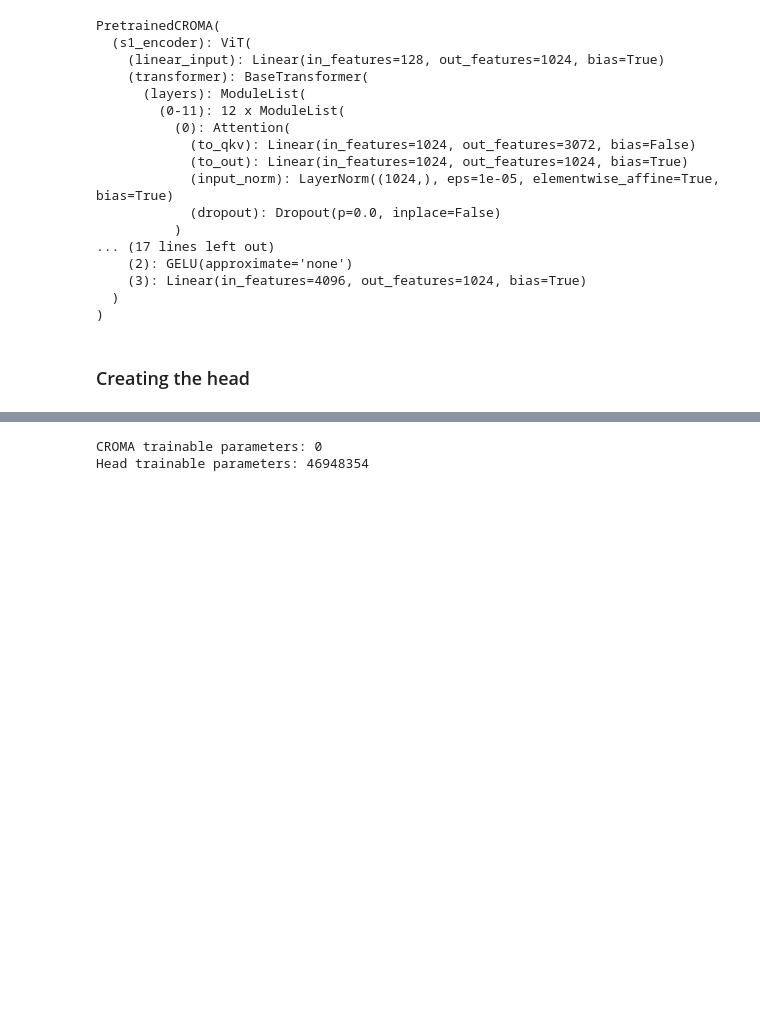
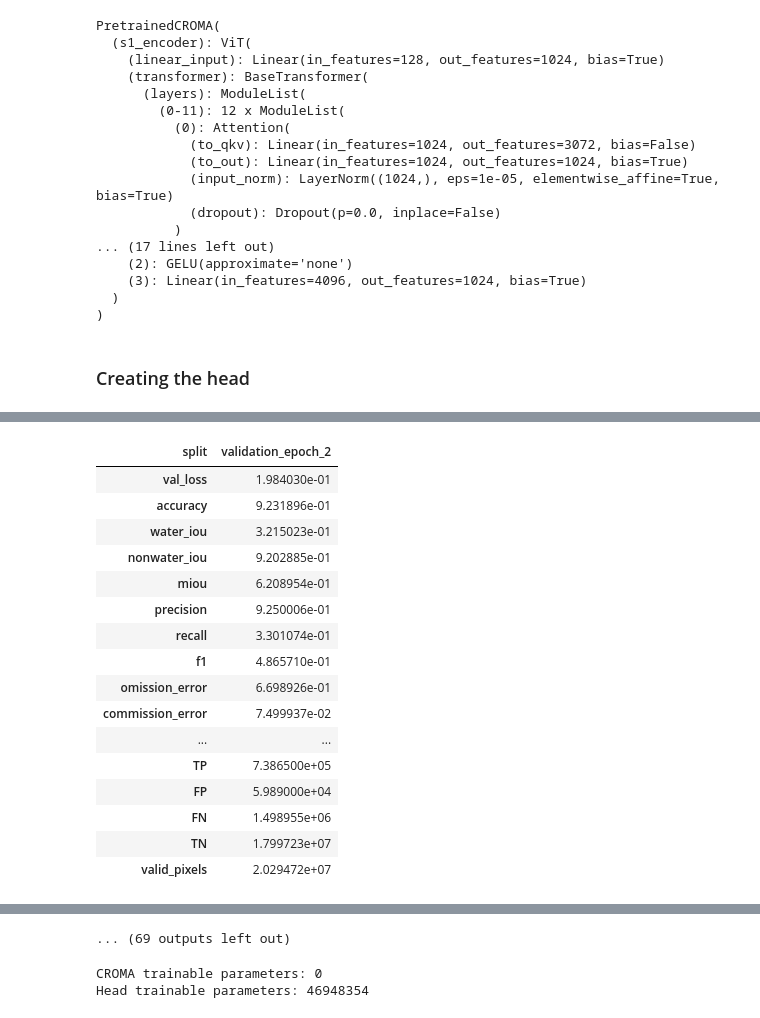
Before and after one commit to stefanoIn/CROMA-on-sen1floods11, a Jupyter notebook: experiments/croma_sen1floods11/UperNet_head/01C_croma_on_sen1floods11_training_UperNet.ipynb, the cells around one changed output, grey strips where cells are left out. Drawn from its saved outputs; the diff is of its cells as text; code cells hidden in the pictures; blank space fills up the shorter version.

```diff
--- a/experiments/croma_sen1floods11/UperNet_head/01C_croma_on_sen1floods11_training_UperNet.ipynb
+++ b/experiments/croma_sen1floods11/UperNet_head/01C_croma_on_sen1floods11_training_UperNet.ipynb
@@ -447,7 +469,10 @@ checkpoint_dir = Path("runs") / EXPERIMENT_NAME / f"train_{Path(model_name).stem
 checkpoint_dir.mkdir(parents=True, exist_ok=False)
 checkpoint_path = checkpoint_dir / model_name
 history_path = checkpoint_dir / "croma_training_history.json"
+
 print(f"Run directory: {checkpoint_dir}")
+train_input_audit.to_csv(checkpoint_dir / "training_input_quality.csv", index=False)
+val_input_audit.to_csv(checkpoint_dir / "validation_input_quality.csv", index=False)
 
 run_config = {
     "experiment": EXPERIMENT_NAME, "model_name": checkpoint_path.stem,
@@ -465,10 +490,19 @@ run_config = {
     "scheduler": {"name": "MultiStepLR", "milestones": LR_MILESTONES,
                   "gamma": 0.1, "step_unit": "optimizer_update"},
     "checkpoint_selection": "validation_miou",
+    "training_sampling": {"exclude_fully_ignored_images": True,
+                          "reject_fully_ignored_crops": True,
+                          "max_crop_attempts": 32,
+                          "fallback": "random_crop_containing_random_valid_pixel",
+                          "water_oversampling": False,
+                          "exclude_images_without_usable_sar": True},
+    "excluded_missing_sar_training_images": [str(pair[0]) for pair in excluded_missing_sar_train],
+    "excluded_unlabeled_training_images": [str(pair[0]) for pair in excluded_unlabeled_train],
     "inference_grid": "linspace_ceil_image_div_tile",
     "runtime_adaptations": ["single_process_BatchNorm2d", "num_workers_0", "ignore_label_255"],
     "checkpoint": checkpoint_path.as_posix(), "history": history_path.as_posix(),
 }
+
 with (checkpoint_dir / "run.json").open("w", encoding="utf-8") as f:
     json.dump(run_config, f, indent=4)
 
@@ -487,34 +521,66 @@ def save_best(epoch, current_metrics):
         "best_val_water_iou": current_metrics["water_iou"],
         "val_miou": current_metrics["miou"], "val_loss": current_metrics["val_loss"],
         "seed": SEED, "run_config": run_config,
+        "validation_metrics": clean_json(current_metrics),
     }, checkpoint_path)
 
 save_best(0, metrics)
 history = {key: [] for key in ("train_loss", "val_loss", "val_water_iou", "val_miou", "learning_rate")}
 baseline_metrics = dict(metrics)
+for key in METRIC_KEYS:
+    history.setdefault("val_" + key, [])
+    history.setdefault("train_" + key, [])
+validation_rows = [{"epoch": 0, **metrics}]
+pd.DataFrame(validation_rows).to_csv(checkpoint_dir / "validation_metrics.csv", index=False)
+
+
 for epoch in range(EPOCHS):
+
     train_loader.sampler.set_epoch(epoch)
     epoch_lr = optimizer.param_groups[0]["lr"]
+
     train_loss = train_one_epoch(model, train_loader, optimizer, criterion, device)
+
+
     evaluate_now = (epoch + 1) % EVAL_INTERVAL == 0 or epoch + 1 == EPOCHS
     metrics = validate(model, valid_loader, criterion, device) if evaluate_now else None
+
+
     history["train_loss"].append(train_loss)
+    train_metrics = getattr(train_one_epoch, "last_metrics", {})
+
+    for key in METRIC_KEYS:
+        history["train_" + key].append(train_metrics.get(key))
+        if key not in ("water_iou", "miou"):
+            history["val_" + key].append(metrics.get(key) if metrics is not None else None)
+
+    if metrics is not None:
+        validation_rows.append({"epoch": epoch + 1, **metrics})
+        pd.DataFrame(validation_rows).to_csv(checkpoint_dir / "validation_metrics.csv", index=False)
+        display(metric_table({f"validation_epoch_{epoch+1}": metrics}).T)
+
     history["learning_rate"].append(epoch_lr)
+
     for key, metric in (("val_loss", "val_loss"), ("val_water_iou", "water_iou"), ("val_miou", "miou")):
         history[key].append(metrics[metric] if metrics is not None else None)
+
     if metrics is not None and metrics["miou"] > best_val_miou:
         best_val_miou = metrics["miou"]
         best_val_iou = metrics["water_iou"]
         best_epoch = epoch + 1
         save_best(best_epoch, metrics)
+
     with history_path.open("w", encoding="utf-8") as f:
-        json.dump({"epochs_completed": epoch + 1, "best_epoch": best_epoch,
+        json.dump(clean_json({"epochs_completed": epoch + 1, "best_epoch": best_epoch,
                    "best_val_miou": best_val_miou, "best_val_water_iou": best_val_iou,
-                   "baseline_metrics": baseline_metrics, "history": history}, f, indent=4)
+                   "baseline_metrics": baseline_metrics, "history": history}), f, indent=4, allow_nan=False)
     message = f"Epoch [{epoch+1:02d}/{EPOCHS}] | LR: {epoch_lr:.2e} | Train Loss: {train_loss:.4f}"
+
     if metrics is not None:
         message += (f" | Val Loss: {metrics['val_loss']:.4f}"
                     f" | Water IoU: {metrics['water_iou']:.4f} | mIoU: {metrics['miou']:.4f}")
+    pd.DataFrame(history).rename_axis("epoch_index").to_csv(checkpoint_dir / "all_metrics_history.csv")
     print(message)
+
 print(f"Best checkpoint: epoch {best_epoch}, mIoU {best_val_miou:.4f}, water IoU {best_val_iou:.4f}")
 # %% [output]
@@ -537,0 +589,17 @@ Best checkpoint: epoch 75, mIoU 0.7910, water IoU 0.6306
+| split | validation_epoch_2 |
+| val_loss | 1.984030e-01 |
+| accuracy | 9.231896e-01 |
+| water_iou | 3.215023e-01 |
+| nonwater_iou | 9.202885e-01 |
+| miou | 6.208954e-01 |
+| precision | 9.250006e-01 |
+| recall | 3.301074e-01 |
+| f1 | 4.865710e-01 |
+| omission_error | 6.698926e-01 |
+| commission_error | 7.499937e-02 |
+| ... | ... |
+| TP | 7.386500e+05 |
+| FP | 5.989000e+04 |
+| FN | 1.498955e+06 |
+| TN | 1.799723e+07 |
+| valid_pixels | 2.029472e+07 |
@@ -538,3 +701,4 @@ Best checkpoint: epoch 75, mIoU 0.7910, water IoU 0.6306
+... (69 outputs left out)
 # %%
 print(
     "CROMA trainable parameters:",
```
Also changed, not shown: parts of 13 cells of this notebook, 8 other files.
